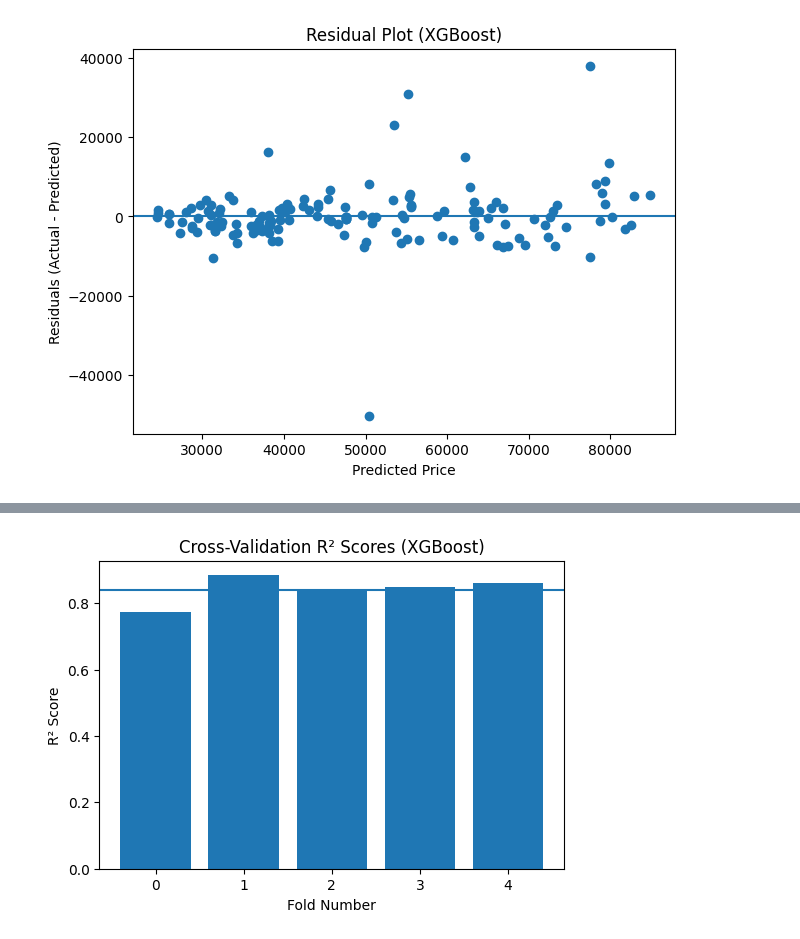
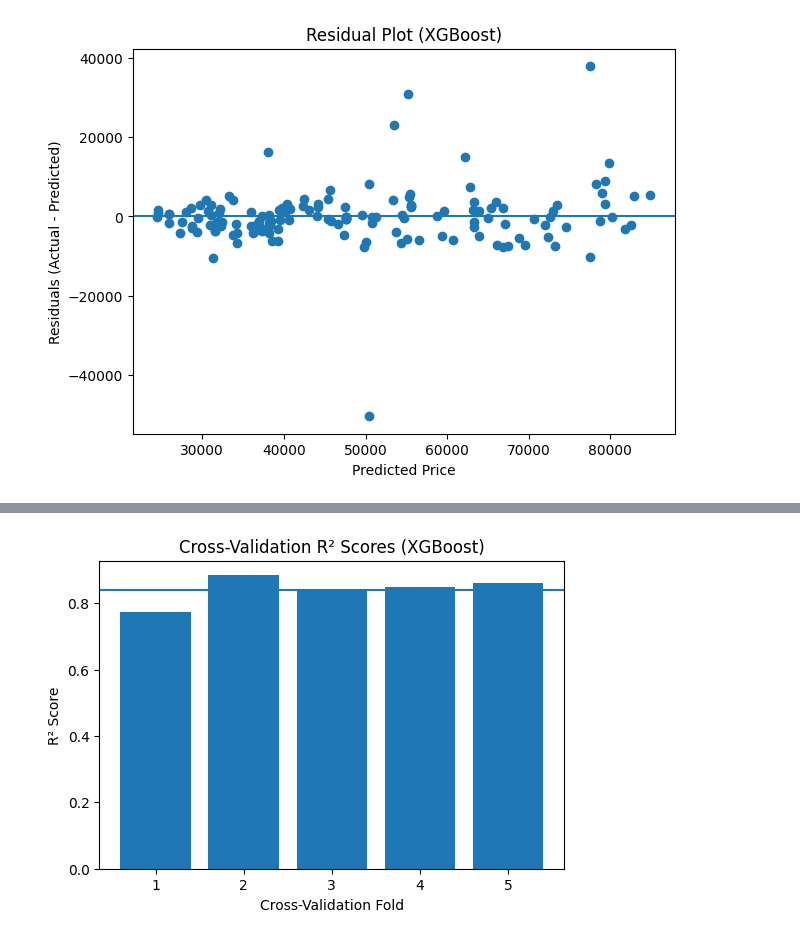
Before and after one commit to Sreenithy22/Machine-Learning-Projects, a Jupyter notebook: Vehicle_XCG.ipynb, the cells around one changed output, grey strips where cells are left out. Cells and saved outputs as stored; diff of their text form; code cells hidden in the pictures.

```diff
--- a/Vehicle_XCG.ipynb
+++ b/Vehicle_XCG.ipynb
@@ -196,12 +225,13 @@ plt.show()
 # %%
+import matplotlib.pyplot as plt
 import numpy as np
 
 plt.figure(figsize=(6,4))
-plt.bar(range(len(cv_scores)), cv_scores)
+plt.bar(range(1, len(cv_scores)+1), cv_scores)
 plt.axhline(y=cv_scores.mean())
-plt.xlabel("Fold Number")
+plt.xlabel("Cross-Validation Fold")
 plt.ylabel("R² Score")
 plt.title("Cross-Validation R² Scores (XGBoost)")
 plt.show()
 # %% [output]
-[figure, old version]
+[figure, new version]
```
Also changed, not shown: parts of 3 cells of this notebook.
